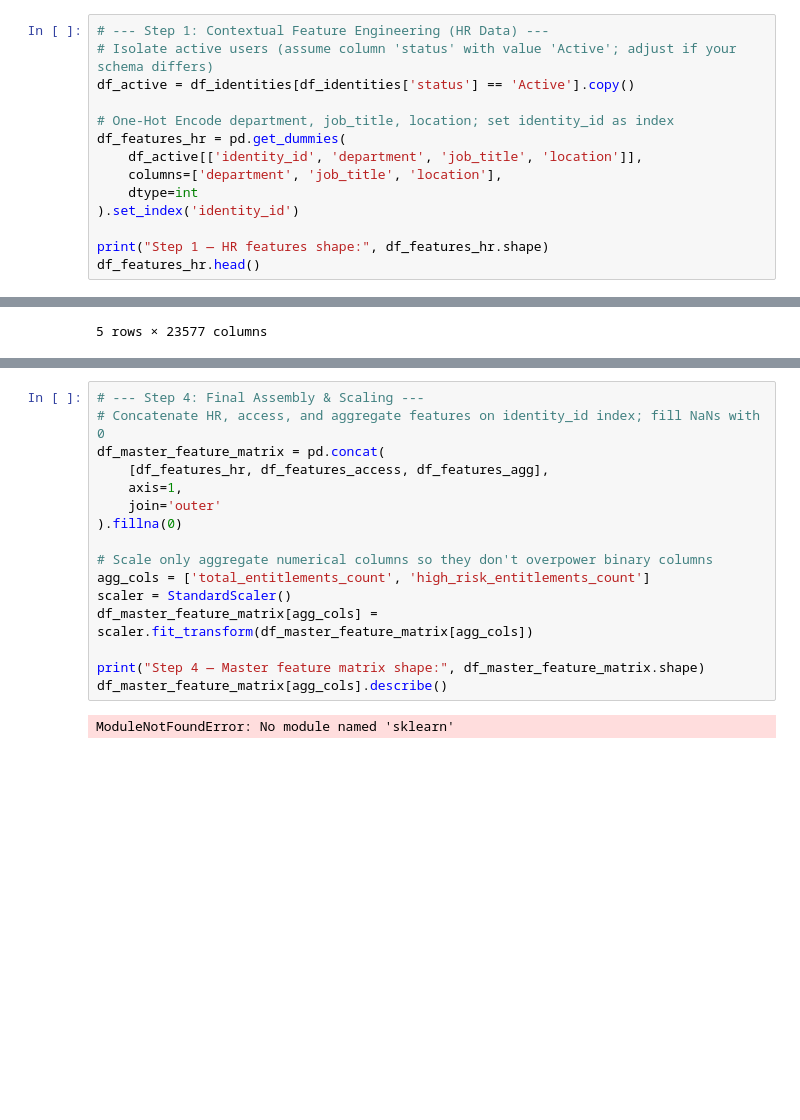
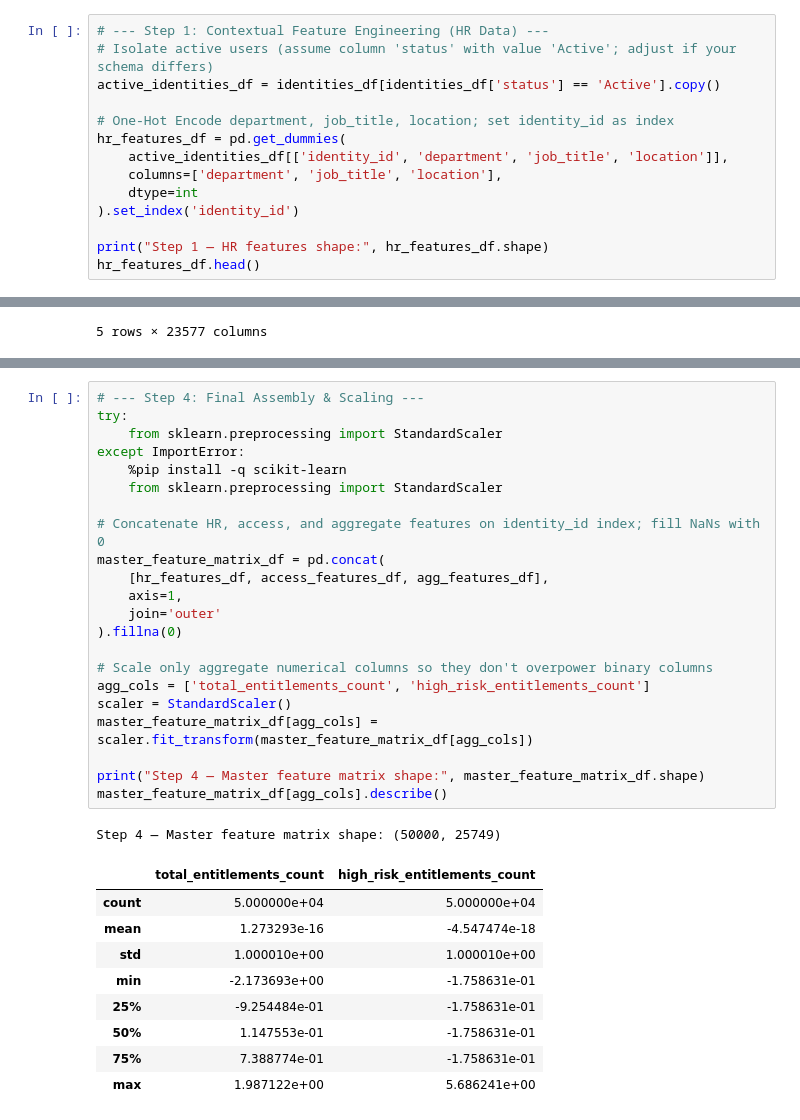
Before and after one commit to tejak005/IAMDataClusteringJupyter, a Jupyter notebook: Clustering ML pipeline.ipynb, the cells around one changed output, grey strips where cells are left out. Cells and saved outputs as stored; diff of their text form; blank space fills up the shorter version.

```diff
--- a/Clustering ML pipeline.ipynb
+++ b/Clustering ML pipeline.ipynb
@@ -341,17 +343,17 @@ The following cells build a mathematical feature matrix from `df_identities`, `d
 # %%
 # --- Step 1: Contextual Feature Engineering (HR Data) ---
 # Isolate active users (assume column 'status' with value 'Active'; adjust if your schema differs)
-df_active = df_identities[df_identities['status'] == 'Active'].copy()
+active_identities_df = identities_df[identities_df['status'] == 'Active'].copy()
 
 # One-Hot Encode department, job_title, location; set identity_id as index
-df_features_hr = pd.get_dummies(
-    df_active[['identity_id', 'department', 'job_title', 'location']],
+hr_features_df = pd.get_dummies(
+    active_identities_df[['identity_id', 'department', 'job_title', 'location']],
     columns=['department', 'job_title', 'location'],
     dtype=int
 ).set_index('identity_id')
 
-print("Step 1 — HR features shape:", df_features_hr.shape)
-df_features_hr.head()
+print("Step 1 — HR features shape:", hr_features_df.shape)
+hr_features_df.head()
 # %% [output]
 Step 1 — HR features shape: (45151, 23577)
 |  | department_Customer Support | department_Engineering | department_Finance | department_HR | department_IT | ... |
@@ -407,20 +416,35 @@ Step 3 — Aggregate features shape: (50000, 2)
 # %%
 # --- Step 4: Final Assembly & Scaling ---
+try:
+	from sklearn.preprocessing import StandardScaler
+except ImportError:
+	%pip install -q scikit-learn
+	from sklearn.preprocessing import StandardScaler
+
 # Concatenate HR, access, and aggregate features on identity_id index; fill NaNs with 0
-df_master_feature_matrix = pd.concat(
-    [df_features_hr, df_features_access, df_features_agg],
+master_feature_matrix_df = pd.concat(
+    [hr_features_df, access_features_df, agg_features_df],
     axis=1,
     join='outer'
 ).fillna(0)
 
 # Scale only aggregate numerical columns so they don't overpower binary columns
 agg_cols = ['total_entitlements_count', 'high_risk_entitlements_count']
 scaler = StandardScaler()
-df_master_feature_matrix[agg_cols] = scaler.fit_transform(df_master_feature_matrix[agg_cols])
+master_feature_matrix_df[agg_cols] = scaler.fit_transform(master_feature_matrix_df[agg_cols])
 
-print("Step 4 — Master feature matrix shape:", df_master_feature_matrix.shape)
-df_master_feature_matrix[agg_cols].describe()
+print("Step 4 — Master feature matrix shape:", master_feature_matrix_df.shape)
+master_feature_matrix_df[agg_cols].describe()
 # %% [output]
-ModuleNotFoundError: No module named 'sklearn'
+Step 4 — Master feature matrix shape: (50000, 25749)
+|  | total_entitlements_count | high_risk_entitlements_count |
+| count | 5.000000e+04 | 5.000000e+04 |
+| mean | 1.273293e-16 | -4.547474e-18 |
+| std | 1.000010e+00 | 1.000010e+00 |
+| min | -2.173693e+00 | -1.758631e-01 |
+| 25% | -9.254484e-01 | -1.758631e-01 |
+| 50% | 1.147553e-01 | -1.758631e-01 |
+| 75% | 7.388774e-01 | -1.758631e-01 |
+| max | 1.987122e+00 | 5.686241e+00 |
 # %%
 # --- Step 5: Dimensionality Reduction (TruncatedSVD) ---
```
Also changed, not shown: parts of 5 cells of this notebook, 2 other files.
